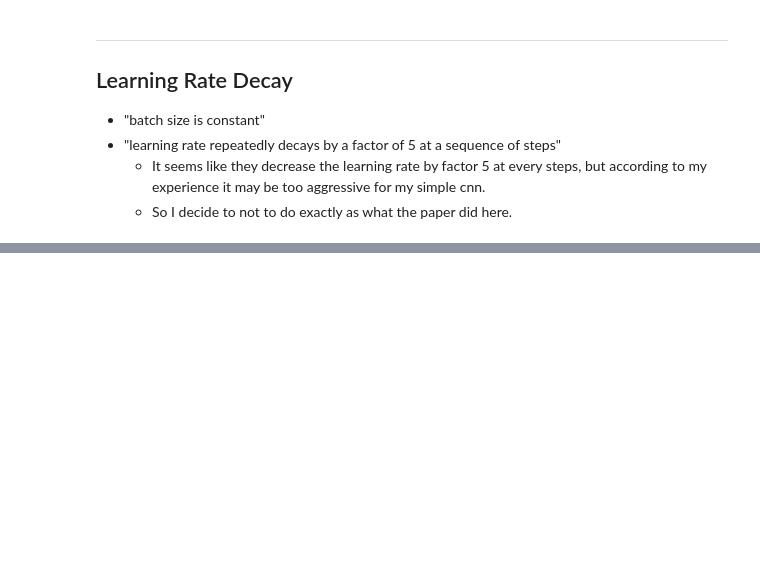
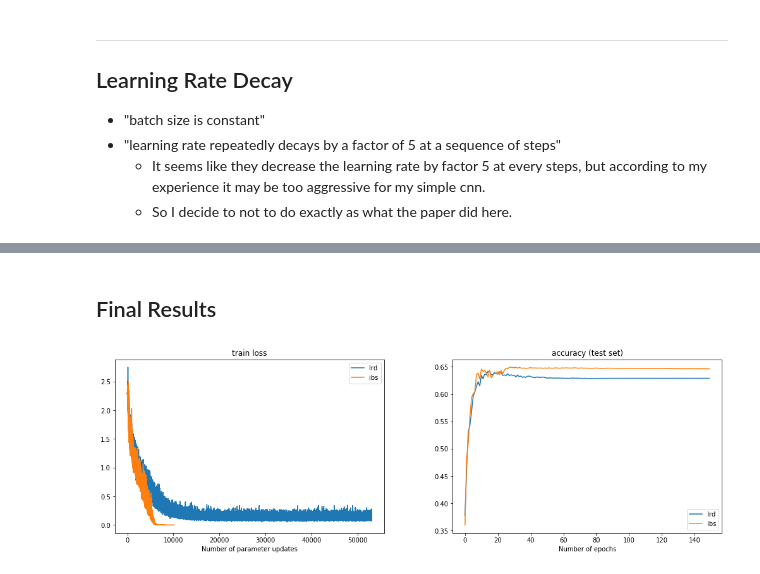
Before and after one commit to dboyliao/CardinalBlue_Interview_Q2, a Jupyter notebook: Experiments.ipynb, the cells around one changed output, grey strips where cells are left out. Cells and saved outputs as stored; diff of their text form; code cells hidden in the pictures; blank space fills up the shorter version.

Commit message:
Final results

```diff
--- a/Experiments.ipynb
+++ b/Experiments.ipynb
@@ -410,0 +527,22 @@ _, ibs_logits, ibs_prob, ibs_pred = build_model(ibs_image_batch, graph=ibs_graph
+# %% [markdown]
+## Final Results
+# %%
+plt.subplot(1, 2, 1)
+plt.title("train loss")
+plt.plot(lrd_loss_history, label="lrd")
+plt.plot(ibs_loss_history, label="ibs")
+plt.xlabel("Number of parameter updates")
+plt.legend()
+
+plt.subplot(1, 2, 2)
+plt.title("accuracy (test set)")
+plt.plot(lrd_test_acc_history, label="lrd")
+plt.plot(ibs_test_acc_history, label="ibs")
+plt.xlabel("Number of epochs")
+plt.legend()
+
+plt.tight_layout()
+fig = plt.gcf()
+fig.set_size_inches((15, 5))
+# %% [output]
+[figure, added]
```
Also changed, not shown: parts of 24 cells of this notebook, 7 other files.
